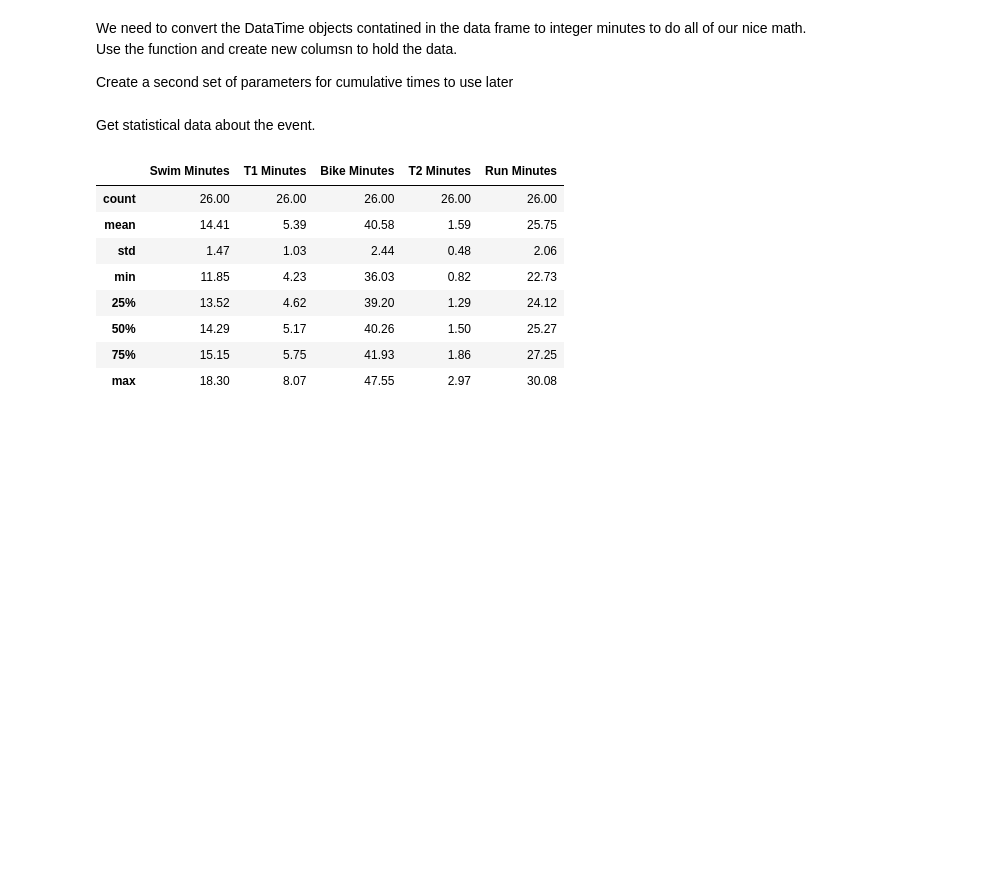
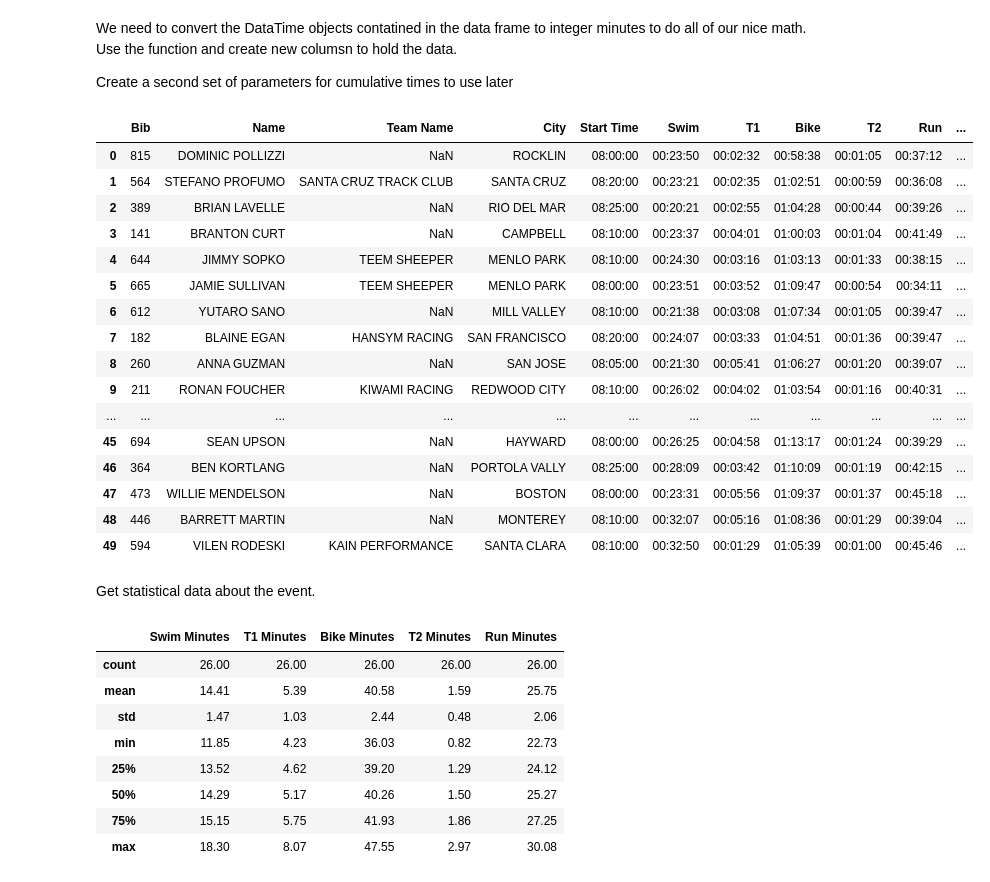
Before and after one commit to CBlumini/Triathalon_tracker, a Jupyter notebook: tri_analyzer_v3.ipynb, the cells around one changed output. Cells and saved outputs as stored; diff of their text form; code cells hidden in the pictures; blank space fills up the shorter version.

Commit message:
Functional table pull 'innerHTML'
Used innerHTML to pull the text out of the whole table greatly speeding the rate data can pulled from the

```diff
--- a/tri_analyzer_v3.ipynb
+++ b/tri_analyzer_v3.ipynb
@@ -33,3 +26,5 @@ pd.set_option("precision", 2)
 # %%
 data = pd.read_excel('santa_cruz_data.xlsx', header = 0, index_col=None)
 data.head()
+
+testdf = pd.read_html("https://results.svetiming.com/Santa-Cruz-Triathlon/events/2021/Santa-Cruz-Triathlon/results", attrs={'class': 'table table-condensed table-bordered table-striped table-hover'})
@@ -44,6 +32,29 @@ data.head()
 We need to convert the DataTime objects contatined in the data frame to integer minutes to do all of our nice math. Use the function and create new columsn to hold the data.
 
 Create a second set of parameters for cumulative times to use later
+# %%
+actdf = testdf[0]
+type(actdf)
+
+actdf
+# %% [output]
+|  | Bib | Name | Team Name | City | Start Time | Swim | T1 | Bike | T2 | Run | ... |
+| 0 | 815 | DOMINIC POLLIZZI | NaN | ROCKLIN | 08:00:00 | 00:23:50 | 00:02:32 | 00:58:38 | 00:01:05 | 00:37:12 | ... |
+| 1 | 564 | STEFANO PROFUMO | SANTA CRUZ TRACK CLUB | SANTA CRUZ | 08:20:00 | 00:23:21 | 00:02:35 | 01:02:51 | 00:00:59 | 00:36:08 | ... |
+| 2 | 389 | BRIAN LAVELLE | NaN | RIO DEL MAR | 08:25:00 | 00:20:21 | 00:02:55 | 01:04:28 | 00:00:44 | 00:39:26 | ... |
+| 3 | 141 | BRANTON CURT | NaN | CAMPBELL | 08:10:00 | 00:23:37 | 00:04:01 | 01:00:03 | 00:01:04 | 00:41:49 | ... |
+| 4 | 644 | JIMMY SOPKO | TEEM SHEEPER | MENLO PARK | 08:10:00 | 00:24:30 | 00:03:16 | 01:03:13 | 00:01:33 | 00:38:15 | ... |
+| 5 | 665 | JAMIE SULLIVAN | TEEM SHEEPER | MENLO PARK | 08:00:00 | 00:23:51 | 00:03:52 | 01:09:47 | 00:00:54 | 00:34:11 | ... |
+| 6 | 612 | YUTARO SANO | NaN | MILL VALLEY | 08:10:00 | 00:21:38 | 00:03:08 | 01:07:34 | 00:01:05 | 00:39:47 | ... |
+| 7 | 182 | BLAINE EGAN | HANSYM RACING | SAN FRANCISCO | 08:20:00 | 00:24:07 | 00:03:33 | 01:04:51 | 00:01:36 | 00:39:47 | ... |
+| 8 | 260 | ANNA GUZMAN | NaN | SAN JOSE | 08:05:00 | 00:21:30 | 00:05:41 | 01:06:27 | 00:01:20 | 00:39:07 | ... |
+| 9 | 211 | RONAN FOUCHER | KIWAMI RACING | REDWOOD CITY | 08:10:00 | 00:26:02 | 00:04:02 | 01:03:54 | 00:01:16 | 00:40:31 | ... |
+| ... | ... | ... | ... | ... | ... | ... | ... | ... | ... | ... | ... |
+| 45 | 694 | SEAN UPSON | NaN | HAYWARD | 08:00:00 | 00:26:25 | 00:04:58 | 01:13:17 | 00:01:24 | 00:39:29 | ... |
+| 46 | 364 | BEN KORTLANG | NaN | PORTOLA VALLY | 08:25:00 | 00:28:09 | 00:03:42 | 01:10:09 | 00:01:19 | 00:42:15 | ... |
+| 47 | 473 | WILLIE MENDELSON | NaN | BOSTON | 08:00:00 | 00:23:31 | 00:05:56 | 01:09:37 | 00:01:37 | 00:45:18 | ... |
+| 48 | 446 | BARRETT MARTIN | NaN | MONTEREY | 08:10:00 | 00:32:07 | 00:05:16 | 01:08:36 | 00:01:29 | 00:39:04 | ... |
+| 49 | 594 | VILEN RODESKI | KAIN PERFORMANCE | SANTA CLARA | 08:10:00 | 00:32:50 | 00:01:29 | 01:05:39 | 00:01:00 | 00:45:46 | ... |
 # %%
 #create a function to convert the time to integer seconds
 #To create a new column, use the [] brackets with the new column name at the left side of the assignment.
```
Also changed, not shown: parts of 5 cells of this notebook, 1 other file.
